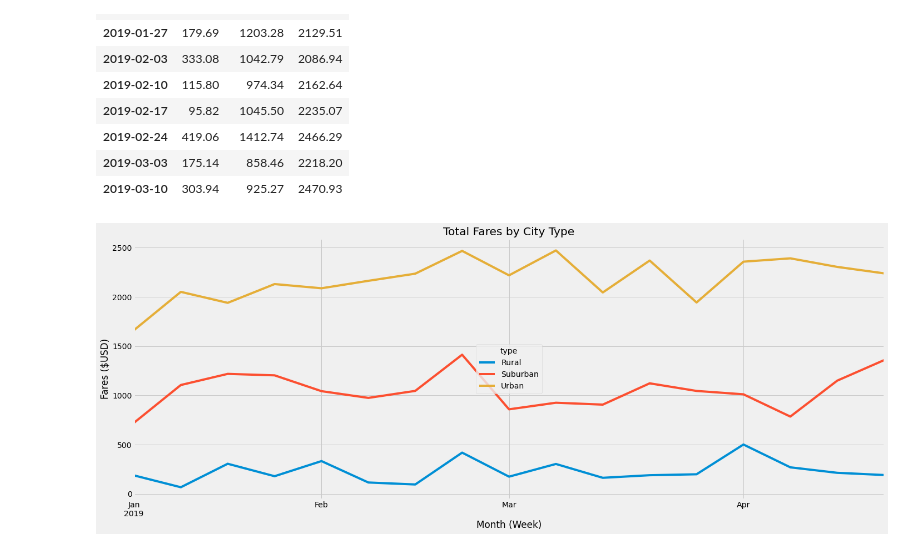
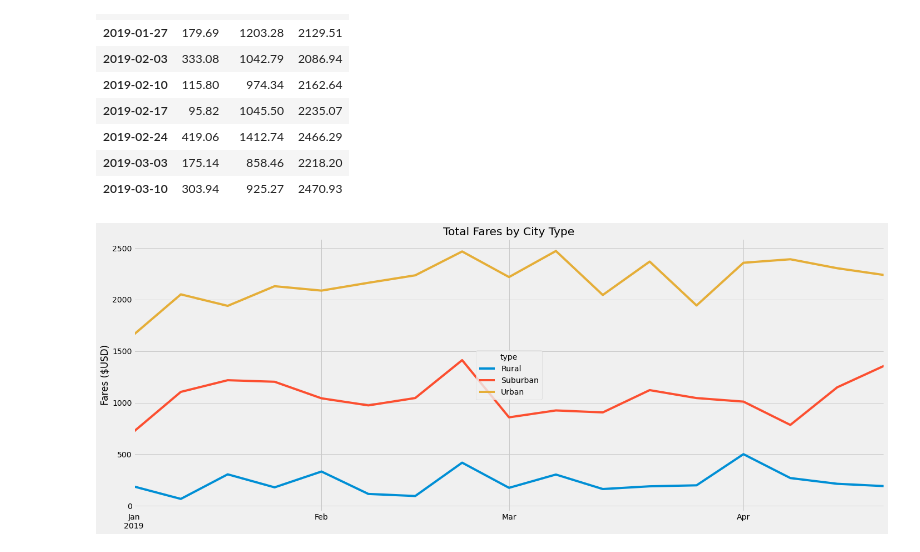
Before and after one commit to Itgotworse26/Fare_Analysis, a Jupyter notebook: PyBer_Challenge.ipynb, the cells around one changed output. Drawn from its saved outputs; the diff is of its cells as text; code cells hidden in the pictures.

```diff
--- a/PyBer_Challenge.ipynb
+++ b/PyBer_Challenge.ipynb
@@ -220,29 +220,29 @@ weekly_fare_summary_df.head(10)
 # %%
 # 8. Using the object-oriented interface method, plot the resample DataFrame using the df.plot() function.
 
 # Import the style from Matplotlib.
 from matplotlib import style
 
 # Use the graph style fivethirtyeight.
 style.use('fivethirtyeight')
 
 # Configure plot and ticks
 fig, ax = plt.subplots()
 weekly_fare_summary_df.plot(kind="line", figsize = (20,8), ax=ax)
 
 # Set textual properties
 ax.set_title("Total Fares by City Type")
-ax.set_xlabel('Month (Week)')
+ax.set_xlabel('')
 ax.set_ylabel("Fares ($USD)")
 ax.legend(title = 'type', loc='center')
 
 # Resize plot to display labels
 plt.tight_layout()
 
 # the plot gets saved to 'output.png'
 plt.savefig("analysis/PyBer_fare_summary.png")
 
 # Show plot
 plt.show()
 # %% [output]
-[figure, old version]
+[figure, new version]
```
Also changed, not shown: 2 other files.
